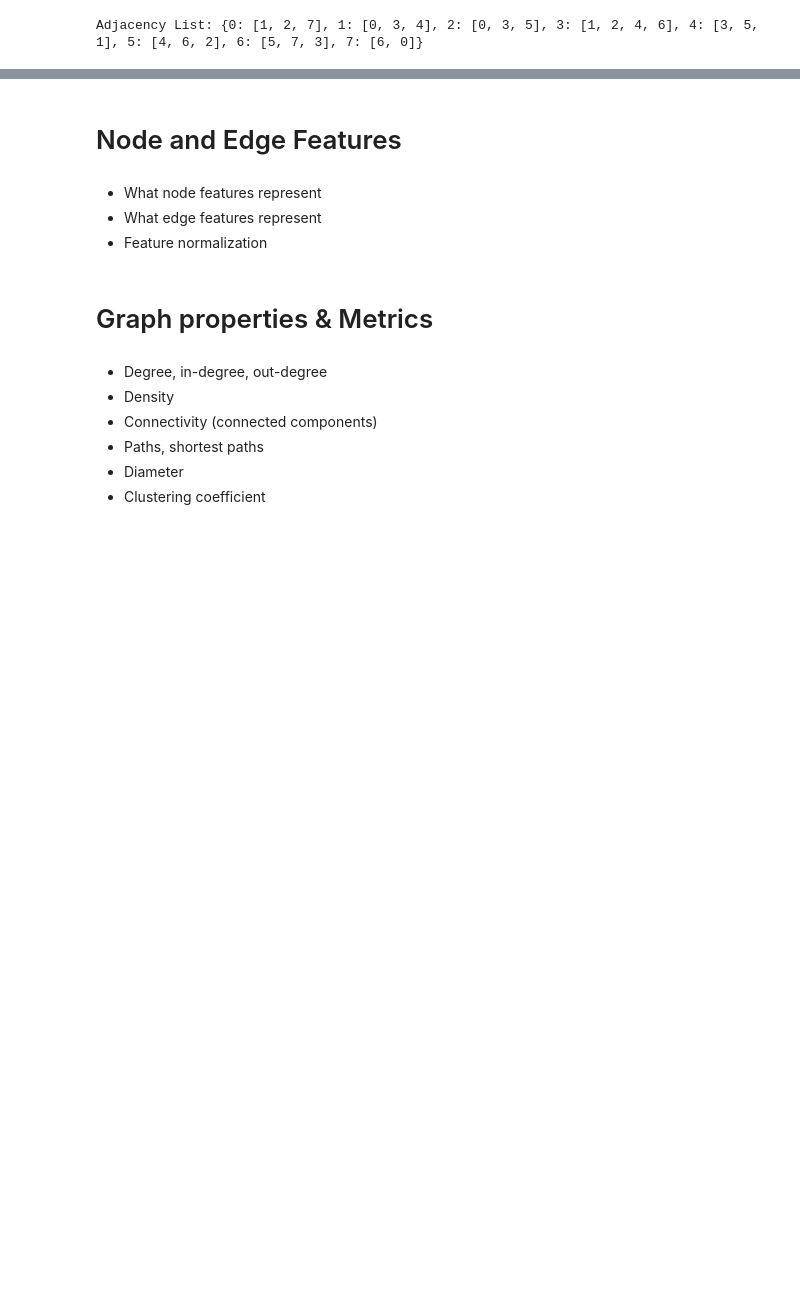
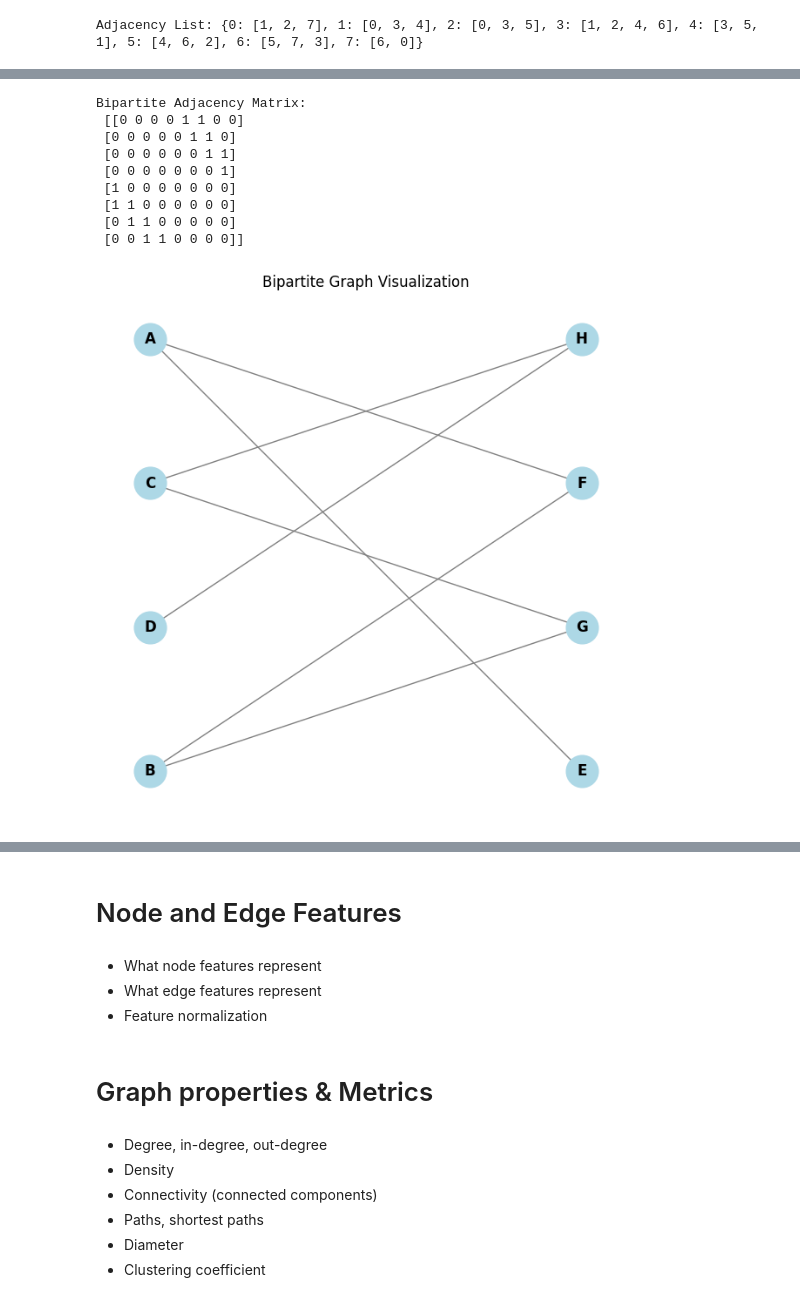
Before and after one commit to ImadElMaftouhi/Machine-learning, a Jupyter notebook: notebooks/graph_101.ipynb, the cells around one changed output, grey strips where cells are left out. Cells and saved outputs as stored; diff of their text form; code cells hidden in the pictures; blank space fills up the shorter version.

```diff
--- a/notebooks/graph_101.ipynb
+++ b/notebooks/graph_101.ipynb
@@ -322,0 +403,32 @@ Neighbors of 0 (edge list): [1, 2, 7]
+# %%
+## example 4 - Bipartite graph
+nodes_top = ["A", "B", "C", "D"]
+nodes_bottom = ["E", "F", "G", "H"]
+edges_bipartite = [(0, 4),(0, 5),(1, 5),(1, 6),(2, 6),(2, 7),(3, 7)]
+adjacency_matrix_bipartite = np.zeros((len(nodes_top)+len(nodes_bottom), len(nodes_top)+len(nodes_bottom)), dtype=int)
+for edge in edges_bipartite:
+    adjacency_matrix_bipartite[edge[0], edge[1]] = 1
+    adjacency_matrix_bipartite[edge[1], edge[0]] = 1  # For undirected graph
+print("Bipartite Adjacency Matrix:\n", adjacency_matrix_bipartite)
+
+G = nx.Graph()
+G.add_nodes_from(nodes_top, bipartite=0)
+G.add_nodes_from(nodes_bottom, bipartite=1)
+G.add_edges_from([(nodes_top[u], nodes_bottom[v-4]) for u, v in edges_bipartite])
+pos = nx.bipartite_layout(G, nodes_top)
+plt.figure(figsize=(6,6))
+nx.draw(G, pos, with_labels=True, node_color='lightblue', edge_color='gray', node_size=700, font_weight='bold')
+plt.title("Bipartite Graph Visualization")
+plt.axis('off')
+plt.show()
+# %% [output]
+Bipartite Adjacency Matrix:
+ [[0 0 0 0 1 1 0 0]
+ [0 0 0 0 0 1 1 0]
+ [0 0 0 0 0 0 1 1]
+ [0 0 0 0 0 0 0 1]
+ [1 0 0 0 0 0 0 0]
+ [1 1 0 0 0 0 0 0]
+ [0 1 1 0 0 0 0 0]
+ [0 0 1 1 0 0 0 0]]
+[figure, added]
```
Also changed, not shown: parts of 17 cells of this notebook.
